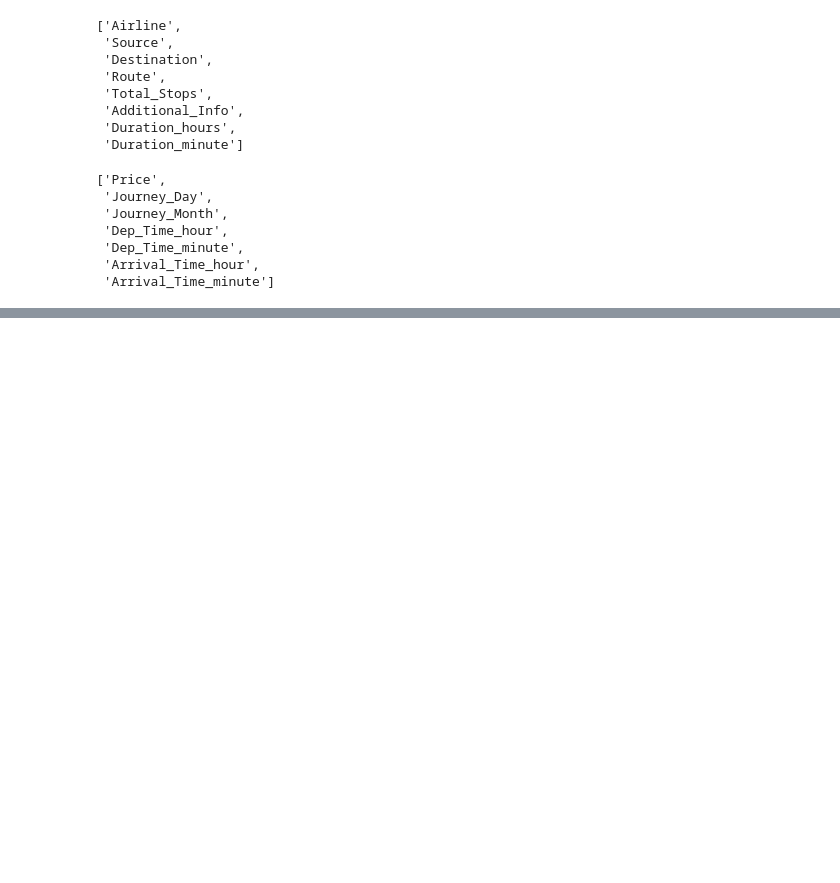
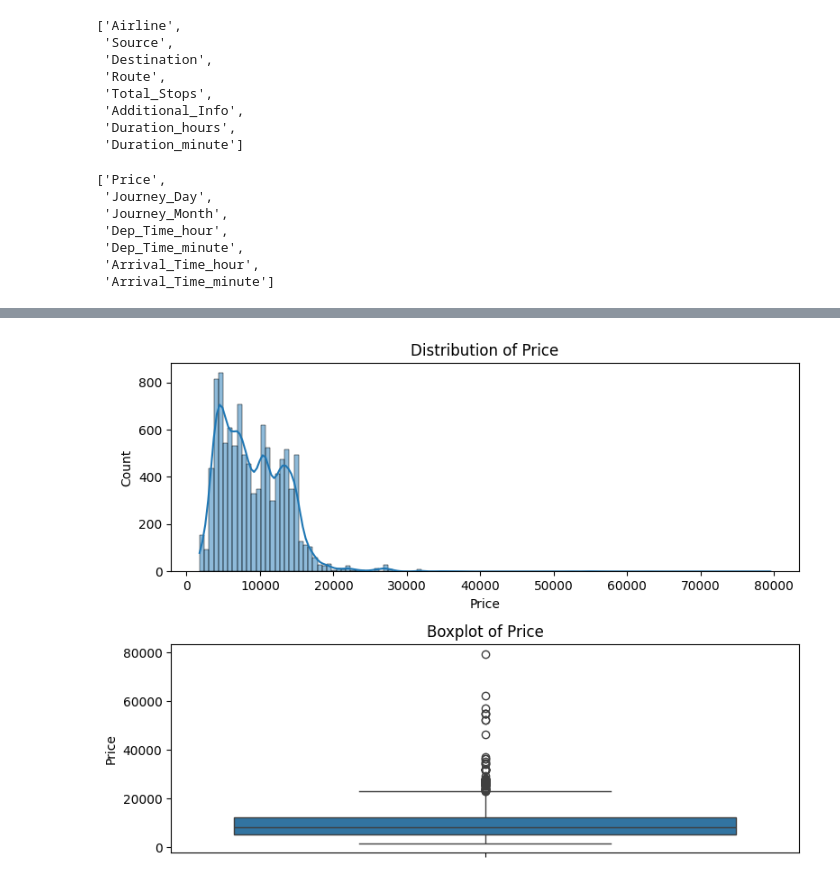
Before and after one commit to Abisheklimbu/Machine_Learning_Project, a Jupyter notebook: Predict_Fare_of_Airlines_Tickets/airlines_ticket.ipynb, the cells around one changed output, grey strips where cells are left out. Drawn from its saved outputs; the diff is of its cells as text; code cells hidden in the pictures; blank space fills up the shorter version.

```diff
--- a/Predict_Fare_of_Airlines_Tickets/airlines_ticket.ipynb
+++ b/Predict_Fare_of_Airlines_Tickets/airlines_ticket.ipynb
@@ -244,0 +372,6 @@ num_col
+# %%
+for i in ['Route_3', 'Route_4', 'Route_5']:
+    categorical[i].fillna('None', inplace=True)
+
+for i in categorical.columns:
+    print('{} has total {} categories'.format(i, len(categorical[i].value_counts())))
@@ -244,0 +395,9 @@ num_col
+# %%
+#  Label enconding usin scikit-learn
+from sklearn.preprocessing import LabelEncoder
+encoder = LabelEncoder()
+categorical.columns
+for i in['Route_1', 'Route_2', 'Route_3', 'Route_4', 'Route_5']:
+    categorical[i] = encoder.fit_transform(categorical[i])
+
+categorical.head()
@@ -244,0 +433,9 @@ num_col
+# %%
+# Custome apporch of label encoder beacuse of less data to encode
+dict = {'non-stop':0,
+        '2 stops':2,
+        '1 stop':1,
+        '3 stops':3,
+        '4 stops':4
+}
+categorical['Total_Stops'] = categorical['Total_Stops'].map(dict)
@@ -244,0 +457,3 @@ num_col
+# %%
+# concat categorical and numerical dataframe
+data_train = pd.concat([categorical,Airline,source,Destination,train_data[num_col]], axis=1)
@@ -244,0 +486,15 @@ num_col
+# %%
+# Handling outliers
+def plot(df, col):
+    fig, (ax1, ax2) = plt.subplots(2, 1, figsize=(8, 6))
+    sns.histplot(df[col], ax=ax1, kde=True)
+    sns.boxplot(df[col], ax=ax2)
+    ax1.set_title(f'Distribution of {col}')
+    ax2.set_title(f'Boxplot of {col}')
+    plt.tight_layout()
+    plt.show()
+
+# Assuming data_train is already defined
+plot(data_train, 'Price')
+# %% [output]
+[figure, added]
```
Also changed, not shown: parts of 26 cells of this notebook.
